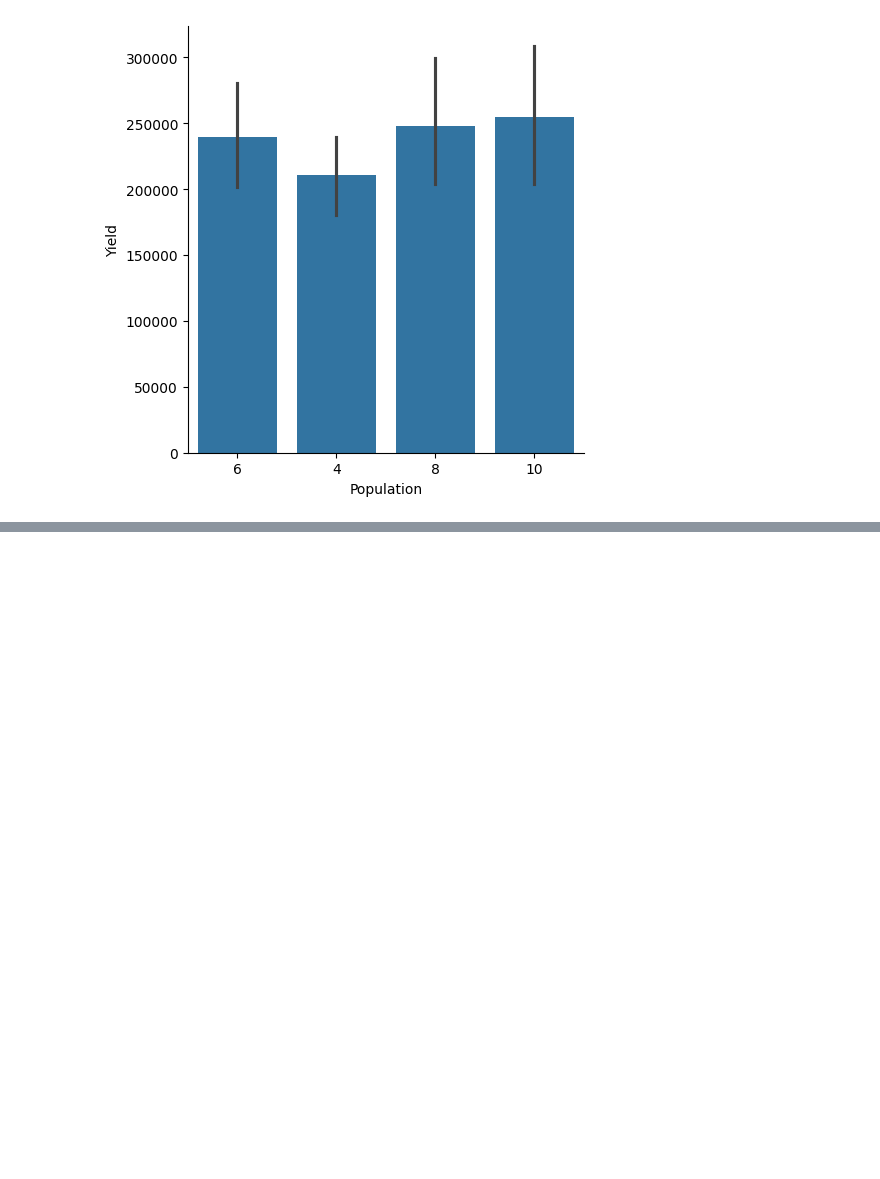
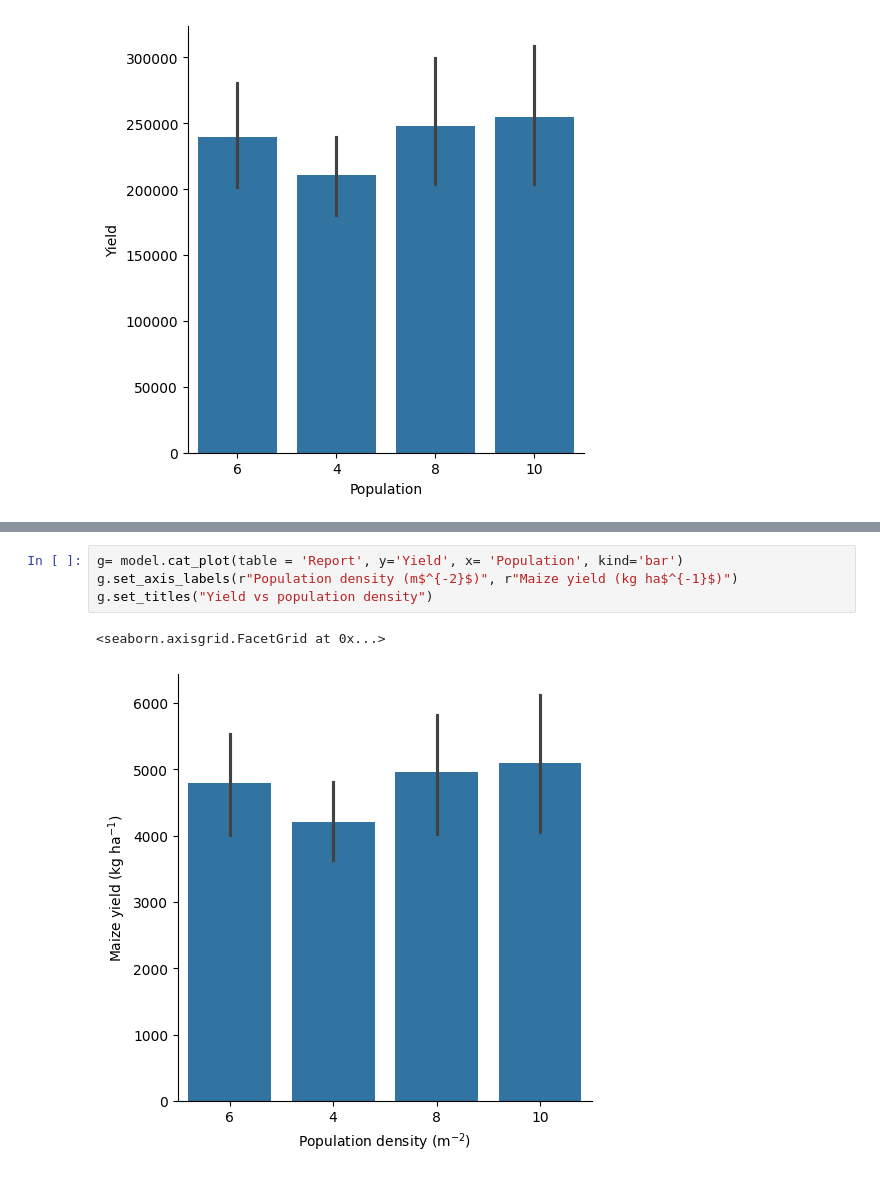
Before and after one commit to MAGALA-RICHARD/apsimNGpy, a Jupyter notebook: apsimNGpy/example_jupiter_notebooks/visualization.ipynb, the cells around one changed output, grey strips where cells are left out. Saved outputs shown, nothing was run; the diff lists cells and outputs as text; blank space fills up the shorter version.

```diff
--- a/apsimNGpy/example_jupiter_notebooks/visualization.ipynb
+++ b/apsimNGpy/example_jupiter_notebooks/visualization.ipynb
@@ -150,0 +162,7 @@ model.cat_plot(table = 'Report', y='Yield', x= 'Population', kind = 'bar', estim
+# %%
+g= model.cat_plot(table = 'Report', y='Yield', x= 'Population', kind='bar')
+g.set_axis_labels(r"Population density (m$^{-2}$)", r"Maize yield (kg ha$^{-1}$)")
+g.set_titles("Yield vs population density")
+# %% [output]
+<seaborn.axisgrid.FacetGrid at 0x...>
+[figure, added]
```
Also changed, not shown: parts of 4 cells of this notebook.
